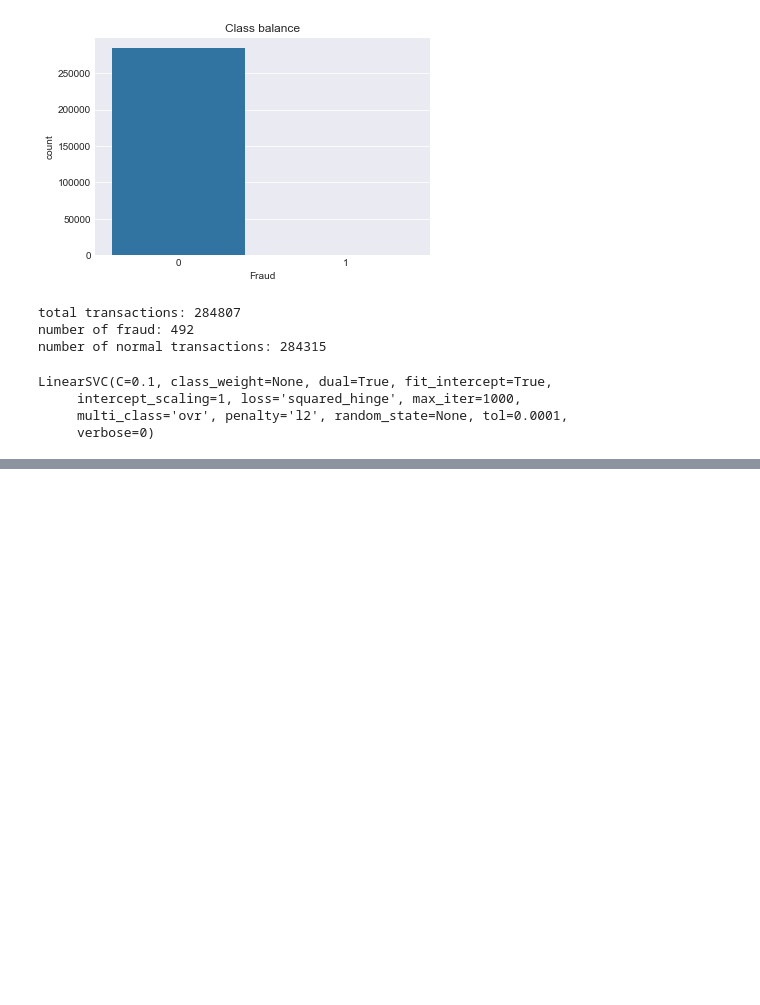
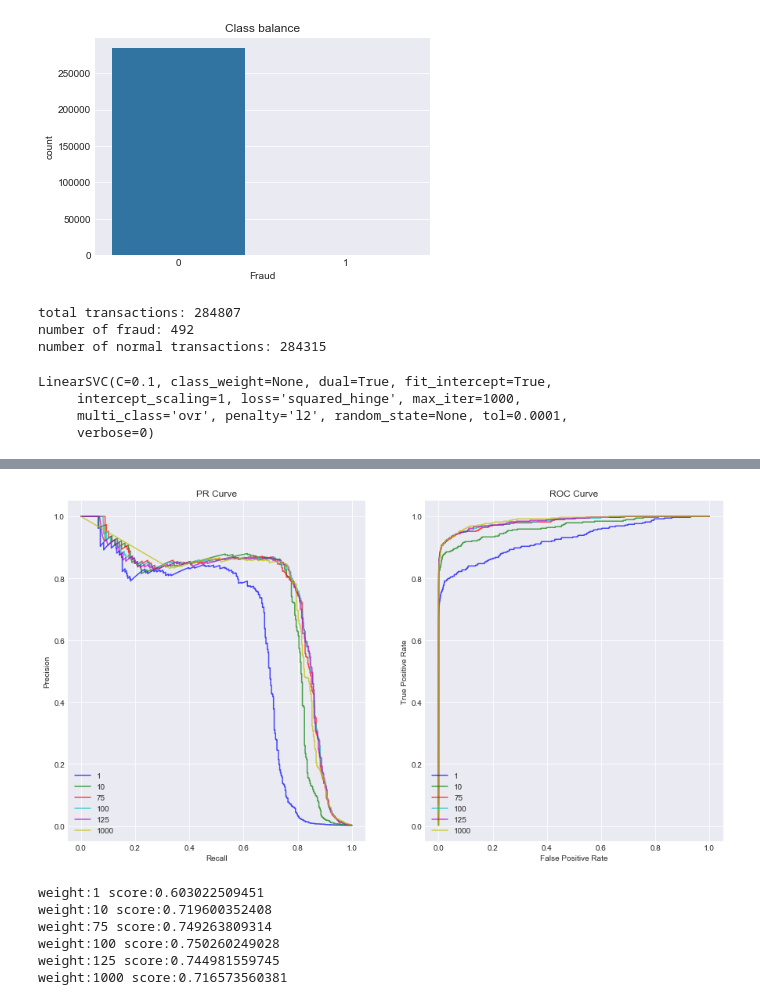
Before and after one commit to Audio88/Predicting-Credit-Card-Fraud, a Jupyter notebook: Credit Card Fraud.ipynb, the cells around one changed output, grey strips where cells are left out. Drawn from its saved outputs; the diff is of its cells as text; code cells hidden in the pictures; blank space fills up the shorter version.

```diff
--- a/Credit Card Fraud.ipynb
+++ b/Credit Card Fraud.ipynb
@@ -145,0 +193,44 @@ This logistic regression model performs fairly well. We are prediciting fraud wi
+# %%
+fig = plt.figure(figsize=(15,8))
+ax1 = fig.add_subplot(1,2,1)
+ax1.set_xlim([-0.05,1.05])
+ax1.set_ylim([-0.05,1.05])
+ax1.set_xlabel('Recall')
+ax1.set_ylabel('Precision')
+ax1.set_title('PR Curve')
+
+ax2 = fig.add_subplot(1,2,2)
+ax2.set_xlim([-0.05,1.05])
+ax2.set_ylim([-0.05,1.05])
+ax2.set_xlabel('False Positive Rate')
+ax2.set_ylabel('True Positive Rate')
+ax2.set_title('ROC Curve')
+
+scores = []
+weights = [1, 10, 75, 100, 125, 1000]
+for w, k in zip(weights,'bgrcmy'):
+    lr_model = LogisticRegression(class_weight={0:1,1:w})
+    lr_model.fit(X_train,y_train)
+    pred_prob = lr_model.predict_proba(X_train)[:,1]
+
+    p,r,_ = precision_recall_curve(y_train,pred_prob)
+    scores.append(average_precision_score(y_train, pred_prob))
+    tpr,fpr,_ = roc_curve(y_train,pred_prob)
+
+    ax1.plot(r,p,c=k,label=str(w), alpha=.7)
+    ax2.plot(tpr,fpr,c=k,label=str(w), alpha=.7)
+ax1.legend(loc='lower left')
+ax2.legend(loc='lower left')
+
+plt.show()
+
+for i in range(len(weights)):
+    print ('weight:'+ str(weights[i]), 'score:' +  str(scores[i]))
+# %% [output]
+[figure, added]
+weight:1 score:0.603022509451
+weight:10 score:0.719600352408
+weight:75 score:0.749263809314
+weight:100 score:0.750260249028
+weight:125 score:0.744981559745
+weight:1000 score:0.716573560381
```
Also changed, not shown: parts of 11 cells of this notebook.
